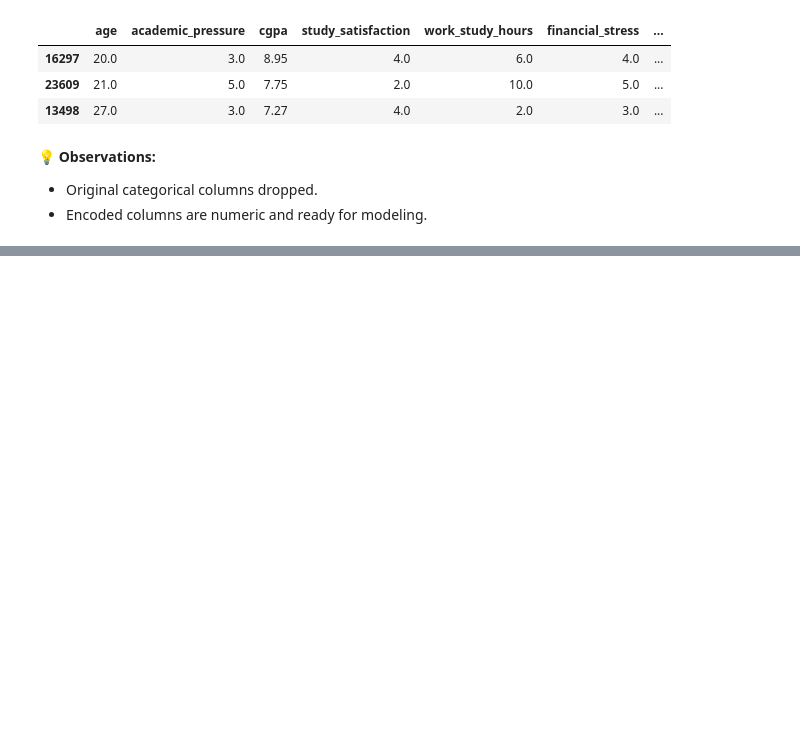
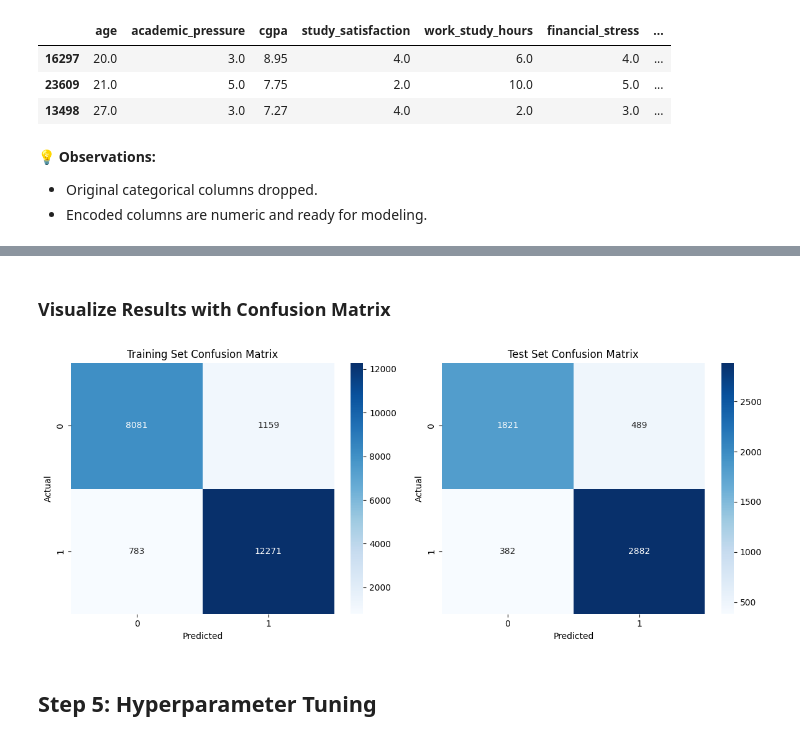
Before and after one commit to SeminiAmanda/student-depression-predictor, a Jupyter notebook: notebooks/FC110552_mithula-cbw/02_model_development.ipynb, the cells around one changed output, grey strips where cells are left out. Saved outputs shown, nothing was run; the diff lists cells and outputs as text; code cells hidden in the pictures; blank space fills up the shorter version.

Commit message:
Add baseline XGBoost model training and evaluation

```diff
--- a/notebooks/FC110552_mithula-cbw/02_model_development.ipynb
+++ b/notebooks/FC110552_mithula-cbw/02_model_development.ipynb
@@ -232,0 +235,11 @@ Test data preview after encoding:
+# %%
+# Create baseline XGBoost model with default parameters
+xgb_baseline = xgb.XGBClassifier(
+    objective='binary:logistic',
+    eval_metric='logloss',
+    random_state=42,
+    n_jobs=-1
+)
+
+# Fit the baseline model
+xgb_baseline.fit(X_train, y_train)
@@ -232,0 +261,8 @@ Test data preview after encoding:
+# %%
+# Training predictions
+y_train_pred = xgb_baseline.predict(X_train)
+y_train_pred_proba = xgb_baseline.predict_proba(X_train)[:, 1]
+
+# Test predictions
+y_test_pred = xgb_baseline.predict(X_test)
+y_test_pred_proba = xgb_baseline.predict_proba(X_test)[:, 1]
@@ -232,0 +313,26 @@ Test data preview after encoding:
+# %% [markdown]
+### Visualize Results with Confusion Matrix
+# %%
+# Plot confusion matrices
+fig, axes = plt.subplots(1, 2, figsize=(12, 5))
+
+# Training confusion matrix
+cm_train = confusion_matrix(y_train, y_train_pred)
+sns.heatmap(cm_train, annot=True, fmt='d', cmap='Blues', ax=axes[0])
+axes[0].set_title('Training Set Confusion Matrix')
+axes[0].set_ylabel('Actual')
+axes[0].set_xlabel('Predicted')
+
+# Test confusion matrix
+cm_test = confusion_matrix(y_test, y_test_pred)
+sns.heatmap(cm_test, annot=True, fmt='d', cmap='Blues', ax=axes[1])
+axes[1].set_title('Test Set Confusion Matrix')
+axes[1].set_ylabel('Actual')
+axes[1].set_xlabel('Predicted')
+
+plt.tight_layout()
+plt.show()
+# %% [output]
+[figure, added]
+# %% [markdown]
+## Step 5: Hyperparameter Tuning
```
Also changed, not shown: parts of 10 cells of this notebook.
